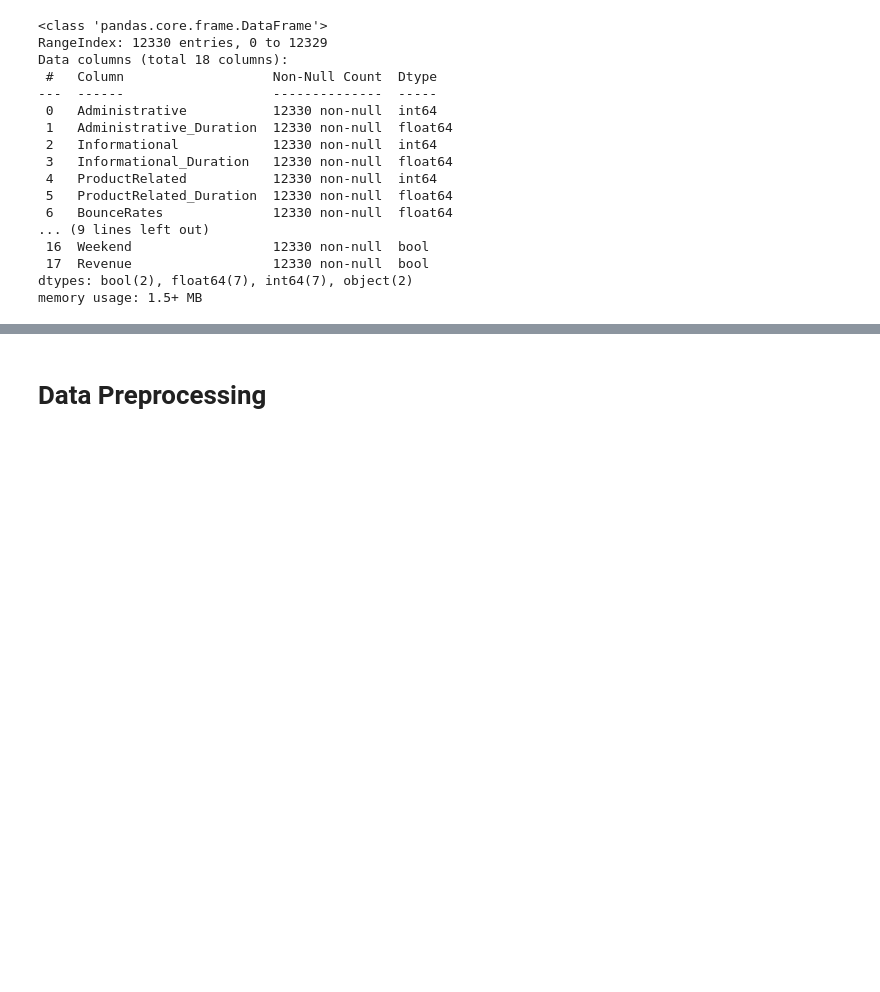
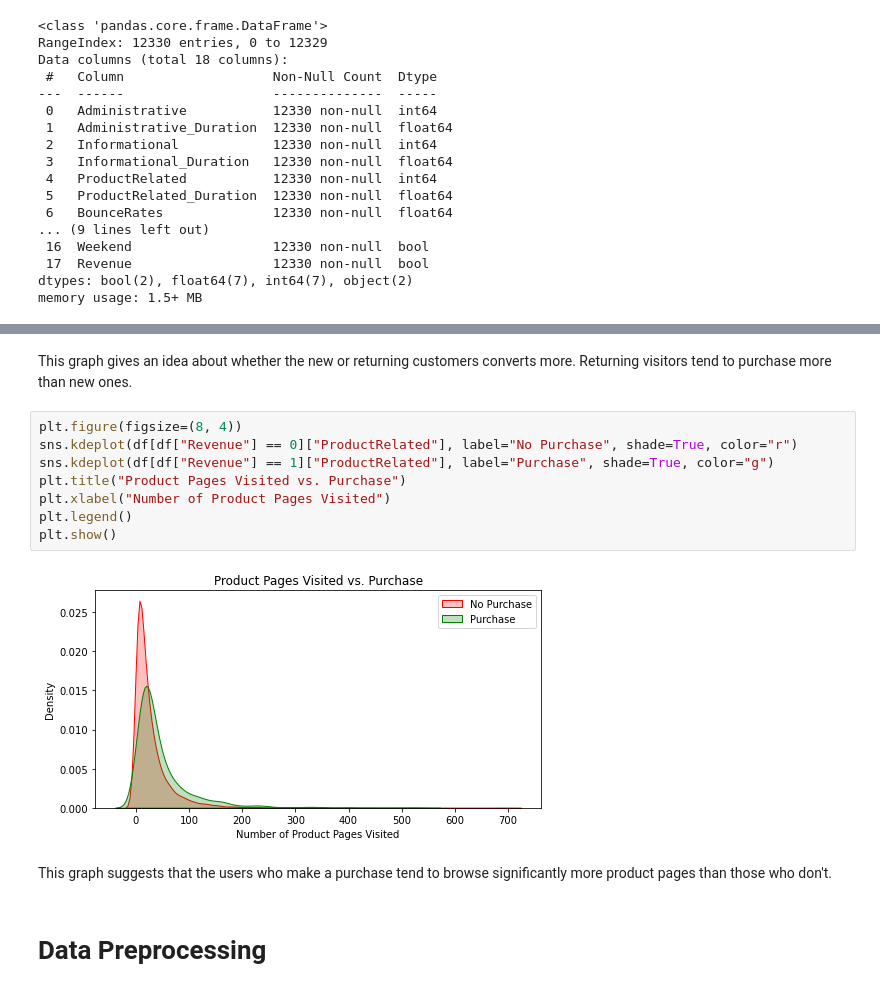
Before and after one commit to diya121/Recommendation-Based-Purchase-Prediction, a Jupyter notebook: Recommendation-based Purchase Prediction.ipynb, the cells around one changed output, grey strips where cells are left out. Drawn from its saved outputs; the diff is of its cells as text; blank space fills up the shorter version.

```diff
--- a/Recommendation-based Purchase Prediction.ipynb
+++ b/Recommendation-based Purchase Prediction.ipynb
@@ -59,3 +102,17 @@ memory usage: 1.5+ MB
+# %% [markdown]
+This graph gives an idea about whether the new or returning customers converts more. Returning visitors tend to purchase more than new ones.
+# %%
+plt.figure(figsize=(8, 4))
+sns.kdeplot(df[df["Revenue"] == 0]["ProductRelated"], label="No Purchase", shade=True, color="r")
+sns.kdeplot(df[df["Revenue"] == 1]["ProductRelated"], label="Purchase", shade=True, color="g")
+plt.title("Product Pages Visited vs. Purchase")
+plt.xlabel("Number of Product Pages Visited")
+plt.legend()
+plt.show()
+# %% [output]
+[figure, added]
+# %% [markdown]
+This graph suggests that the users who make a purchase tend to browse significantly more product pages than those who don't.
 # %% [markdown]
 # Data Preprocessing
 # %% [markdown]
```
Also changed, not shown: parts of 14 cells of this notebook.
